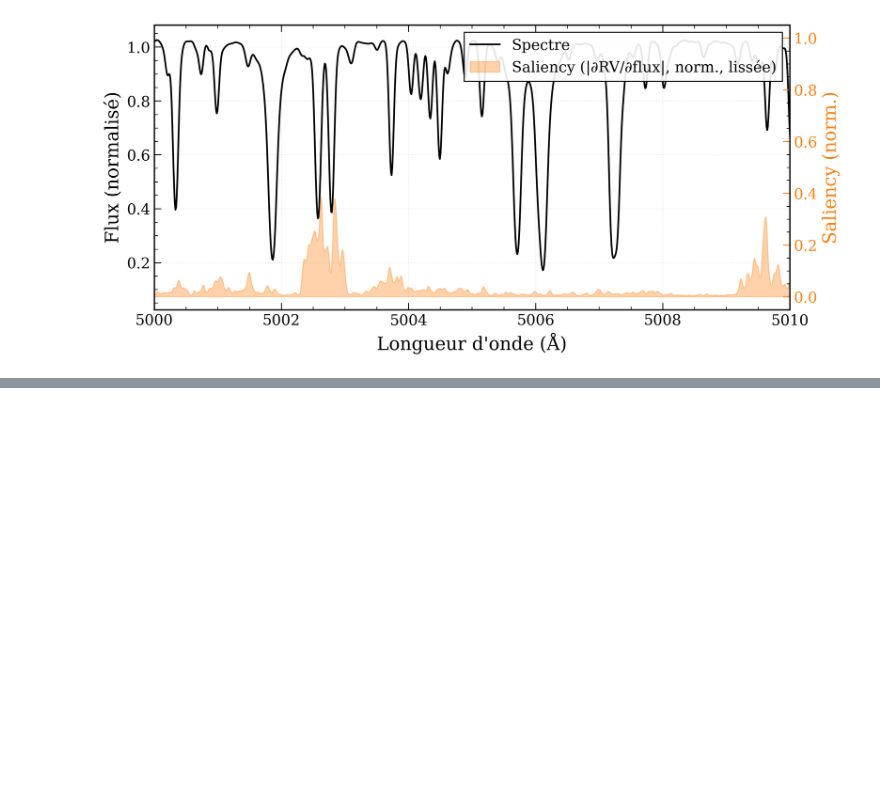
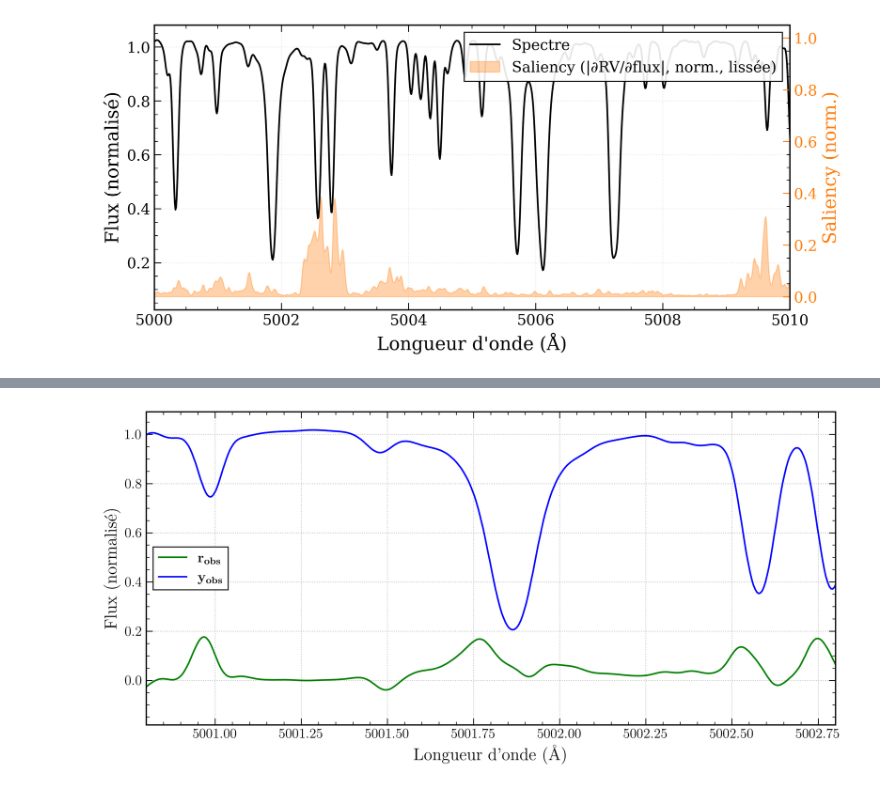
Before and after one commit to theollop/exoplanets_llopis_mary_2025, a Jupyter notebook: notebooks/plots_rapport.ipynb, the cells around one changed output, grey strips where cells are left out. Cells and saved outputs as stored; diff of their text form; code cells hidden in the pictures; blank space fills up the shorter version.

```diff
--- a/notebooks/plots_rapport.ipynb
+++ b/notebooks/plots_rapport.ipynb
@@ -547,0 +693,27 @@ for batch in dataloader:
+# %%
+b_obs = soap_spectra[np.linalg.norm(soap_activity, axis=1).argmin()]
+y_obs = soap_spectra[0]
+r_obs = (soap_spectra[0] - b_obs) * 100
+
+
+plt.figure(figsize=(10, 5))
+plt.plot(wavegrid, r_obs, label="$\mathbf{r_{obs}}$", color="green")
+plt.plot(
+    wavegrid,
+    y_obs,
+    label="$\mathbf{y_{obs}}$",
+    color="blue",
+)
+plt.xlabel("Longueur d'onde (Å)")
+plt.ylabel("Flux (normalisé)")
+plt.xlim(5001.8 - 1, 5001.8 + 1)
+plt.legend()
+plt.grid()
+plt.tight_layout()
+plt.savefig(
+    "/home/tliopis/Codes/exoplanets_llopis_mary_2025/notebooks/plots_rapport/contexte_scientifique/bobs_and_yobs.png",
+    dpi=300,
+)
+plt.show()
+# %% [output]
+[figure, added]
```
Also changed, not shown: parts of 4 cells of this notebook, 4 other files.
